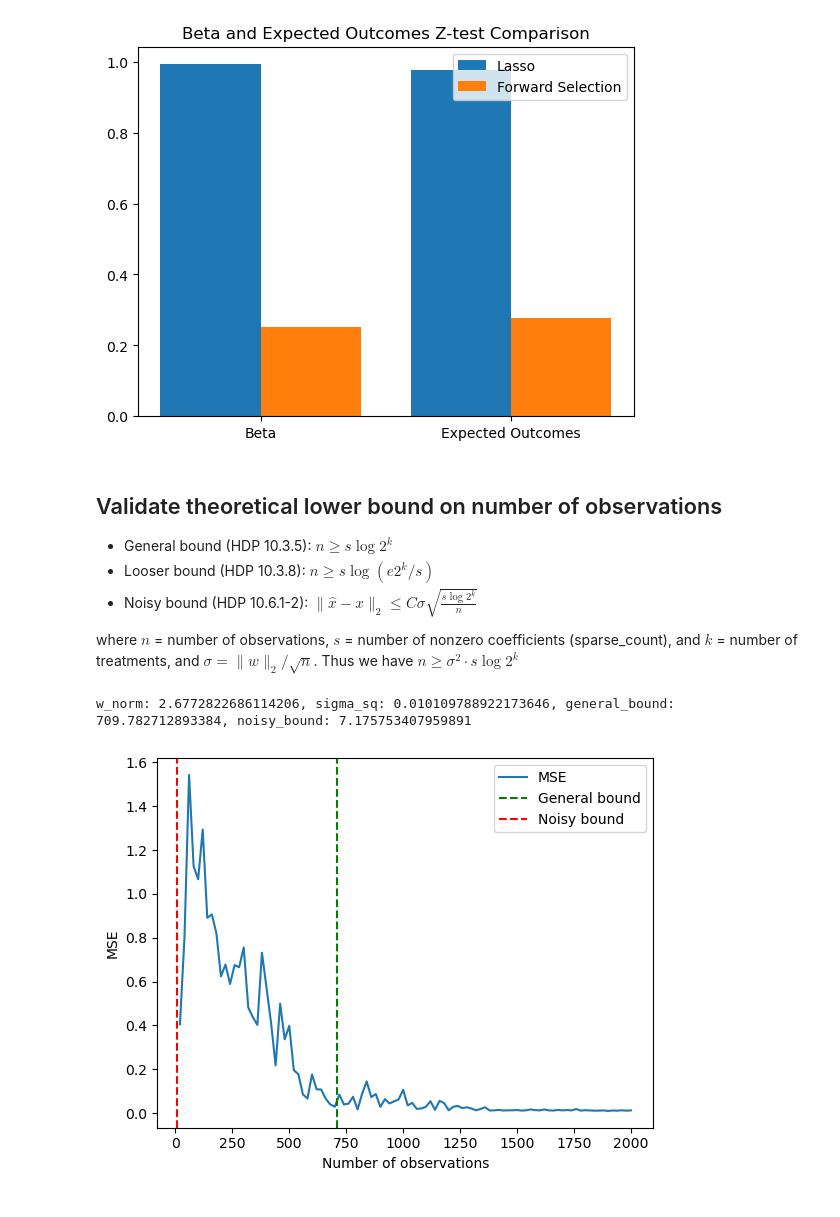
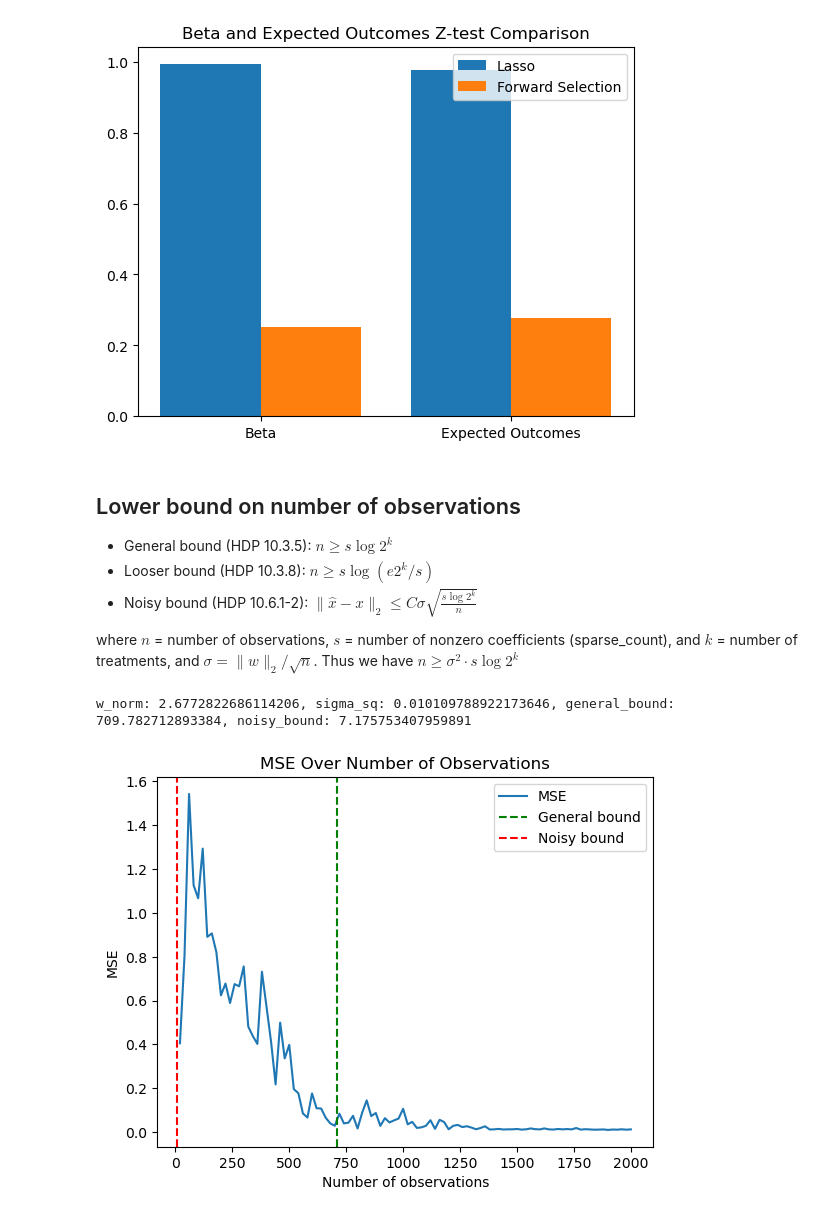
Before and after one commit to qc2321/causal-factorial, a Jupyter notebook: lasso_factorial_selection/lasso_vs_forward.ipynb, the cells around one changed output. Drawn from its saved outputs; the diff is of its cells as text; code cells hidden in the pictures.

Commit message:
Added new charts

```diff
--- a/lasso_factorial_selection/lasso_vs_forward.ipynb
+++ b/lasso_factorial_selection/lasso_vs_forward.ipynb
@@ -182,7 +182,7 @@ plt.show()
 # %% [output]
 [figure]
 # %% [markdown]
-## Validate theoretical lower bound on number of observations
+## Lower bound on number of observations
 
 - General bound (HDP 10.3.5): $n \geq s \log 2^k$
 - Looser bound (HDP 10.3.8): $n \geq s \log (e2^k/s)$
@@ -246,11 +246,12 @@ for n in num_observations:
 # %%
 # Plot the results
 plt.plot(num_observations, mse_over_num_obs, label="MSE")
 plt.axvline(general_bound, color="green", linestyle="--", label="General bound")
 plt.axvline(noisy_bound, color="red", linestyle="--", label="Noisy bound")
 plt.xlabel("Number of observations")
 plt.ylabel("MSE")
+plt.title("MSE Over Number of Observations")
 plt.legend()
 plt.show()
 # %% [output]
-[figure, old version]
+[figure, new version]
```
Also changed, not shown: 1 other file.
